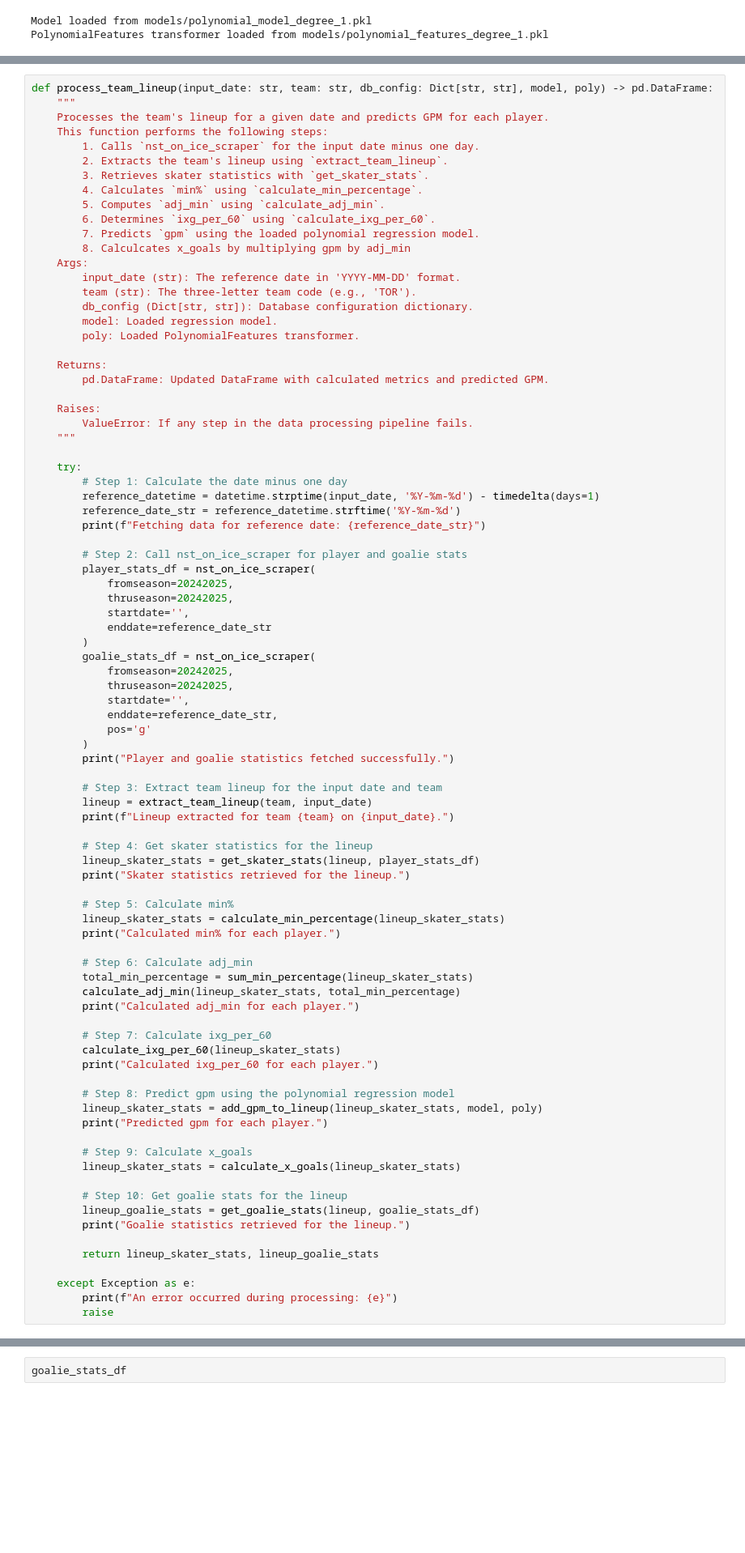
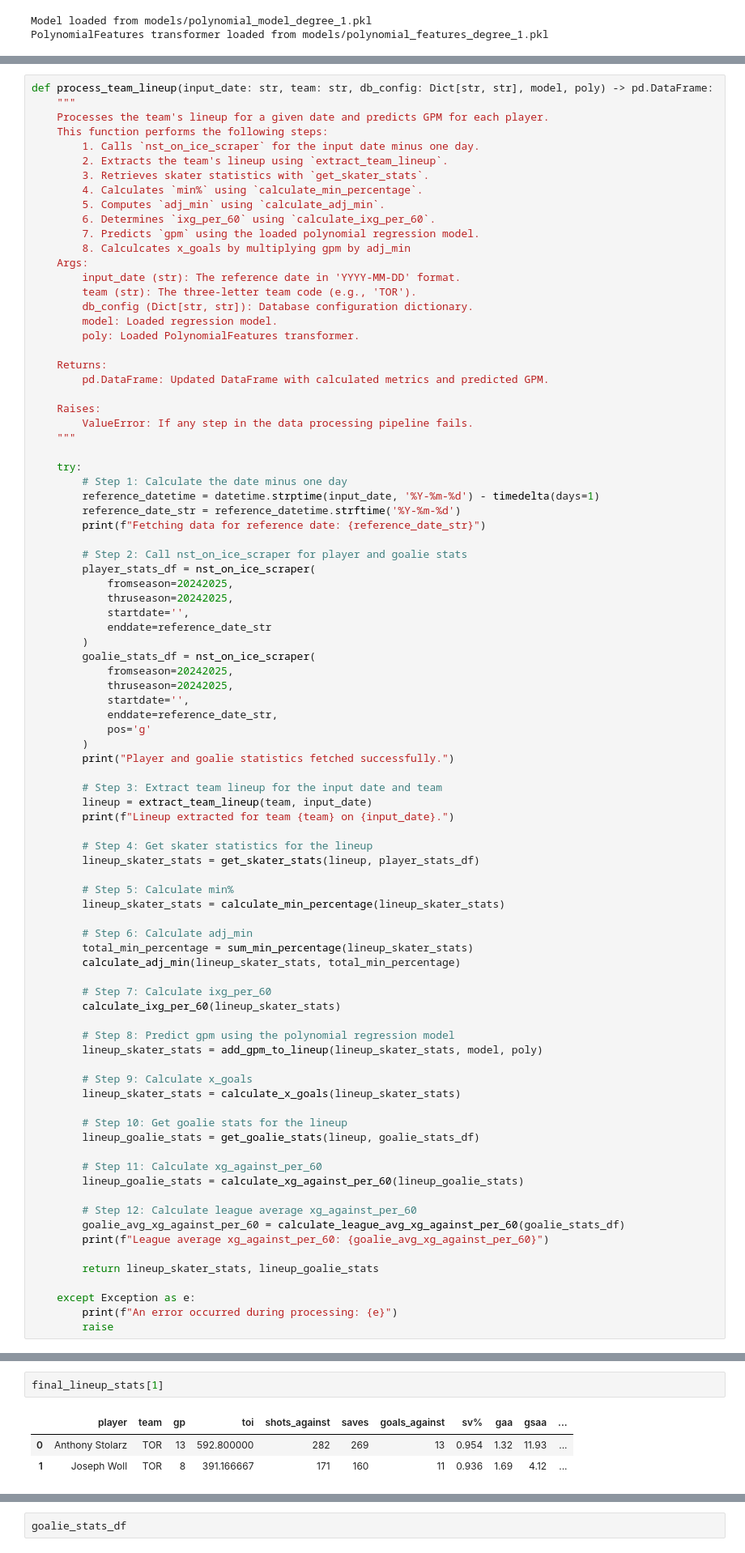
Before and after one commit to bwista/accurateshothelper, a Jupyter notebook: xgm_model_01.ipynb, the cells around one changed output, grey strips where cells are left out. Shown at 81% size. Drawn from its saved outputs; the diff is of its cells as text; blank space fills up the shorter version.

Commit message:
added xg_against_per_60 to process_team_lineup

```diff
--- a/xgm_model_01.ipynb
+++ b/xgm_model_01.ipynb
@@ -1259,31 +1326,32 @@ def process_team_lineup(input_date: str, team: str, db_config: Dict[str, str], m
 
         # Step 4: Get skater statistics for the lineup
         lineup_skater_stats = get_skater_stats(lineup, player_stats_df)
-        print("Skater statistics retrieved for the lineup.")
 
         # Step 5: Calculate min%
         lineup_skater_stats = calculate_min_percentage(lineup_skater_stats)
-        print("Calculated min% for each player.")
 
         # Step 6: Calculate adj_min
         total_min_percentage = sum_min_percentage(lineup_skater_stats)
         calculate_adj_min(lineup_skater_stats, total_min_percentage)
-        print("Calculated adj_min for each player.")
 
         # Step 7: Calculate ixg_per_60
         calculate_ixg_per_60(lineup_skater_stats)
-        print("Calculated ixg_per_60 for each player.")
 
         # Step 8: Predict gpm using the polynomial regression model
         lineup_skater_stats = add_gpm_to_lineup(lineup_skater_stats, model, poly)
-        print("Predicted gpm for each player.")
 
         # Step 9: Calculate x_goals
         lineup_skater_stats = calculate_x_goals(lineup_skater_stats)
 
         # Step 10: Get goalie stats for the lineup
         lineup_goalie_stats = get_goalie_stats(lineup, goalie_stats_df)
-        print("Goalie statistics retrieved for the lineup.")
+
+        # Step 11: Calculate xg_against_per_60
+        lineup_goalie_stats = calculate_xg_against_per_60(lineup_goalie_stats)
+
+        # Step 12: Calculate league average xg_against_per_60
+        goalie_avg_xg_against_per_60 = calculate_league_avg_xg_against_per_60(goalie_stats_df)
+        print(f"League average xg_against_per_60: {goalie_avg_xg_against_per_60}")
 
         return lineup_skater_stats, lineup_goalie_stats
 
@@ -1469,3 +1509,9 @@ final_lineup_stats[0]
 | 15 | Conor Timmins | TOR | D | 21 | 296.066667 | 1 | 3 | 1 | 2 | ... |
 | 16 | Morgan Rielly | TOR | D | 23 | 391.283333 | 2 | 4 | 3 | 1 | ... |
 | 17 | Oliver Ekman-Larsson | TOR | D | 23 | 379.716667 | 1 | 7 | 3 | 4 | ... |
+# %%
+final_lineup_stats[1]
+# %% [output]
+|  | player | team | gp | toi | shots_against | saves | goals_against | sv% | gaa | gsaa | ... |
+| 0 | Anthony Stolarz | TOR | 13 | 592.800000 | 282 | 269 | 13 | 0.954 | 1.32 | 11.93 | ... |
+| 1 | Joseph Woll | TOR | 8 | 391.166667 | 171 | 160 | 11 | 0.936 | 1.69 | 4.12 | ... |
```
Also changed, not shown: parts of 7 cells of this notebook.
